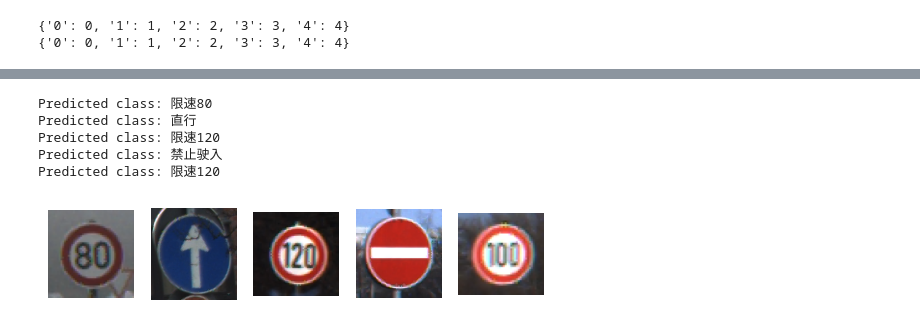
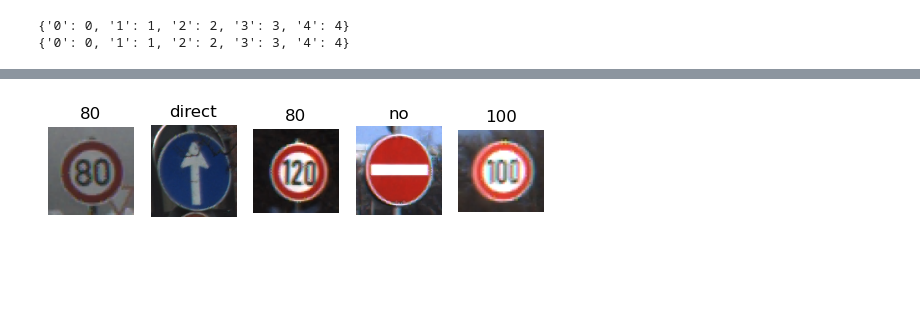
Before and after one commit to cnwxi/traffic-rps, a Jupyter notebook: traffic.ipynb, the cells around one changed output, grey strips where cells are left out. Cells and saved outputs as stored; diff of their text form; code cells hidden in the pictures; blank space fills up the shorter version.

```diff
--- a/traffic.ipynb
+++ b/traffic.ipynb
@@ -258,42 +246,35 @@ torch.save(model.state_dict(), "./weight/traffic.pth")
 # 加载模型
 model = TrafficSignNet()
 model.load_state_dict(torch.load("./weight/best_traffic.pth"))
 model = model.to(device)
 model.eval()
 # 读取测试集
 TEST_DIR = "./traffic/test/"
 test_transform = transforms.Compose([
     transforms.Lambda(remove_alpha_channel), # 去除Alpha通道
     transforms.Resize((150, 150)),  # 调整图像大小
     transforms.ToTensor(),  # 将图像转换为Tensor
     transforms.Normalize([1. / 255, 1. / 255, 1. / 255],
                          [1, 1, 1])  # 对每个通道进行归一化
 ])
 # 对单张图像进行预测
 def predict_image(model, image_path):
     image = Image.open(image_path)
     image = test_transform(image).to(device)
     image = image.unsqueeze(0)
     output = model(image)
     _, predicted = torch.max(output.data, 1)
     return predicted.item()
 
 
-label_map = {0: "限速120", 1: "禁止驶入", 2: "限速80", 3: "直行", 4: "限速100"}
-for i in range(5):
-    image_path = f"./traffic/test/{i+1}.png"
-    predicted = predict_image(model, image_path)
-    print(f"Predicted class: {label_map[predicted]}")
+label_map = {0: "120", 1: "no", 2: "80", 3: "direct", 4: "100"}
 for i in range(5):
     plt.subplot(1, 5, i+1)
-    img=mpimg.imread(f"./traffic/test/{i+1}.png")
+    image_path = f"./traffic/test/{i+1}.png"
+    img=mpimg.imread(image_path)
+    plt.title(label_map[predict_image(model, image_path)])
     plt.imshow(img)
     plt.axis('Off')
 plt.show()
 # %% [output]
-Predicted class: 限速80
-Predicted class: 直行
-Predicted class: 限速120
-Predicted class: 禁止驶入
-Predicted class: 限速120
-[figure, old version]
+[figure, new version]
```
Also changed, not shown: parts of 6 cells of this notebook, 5 other files.
